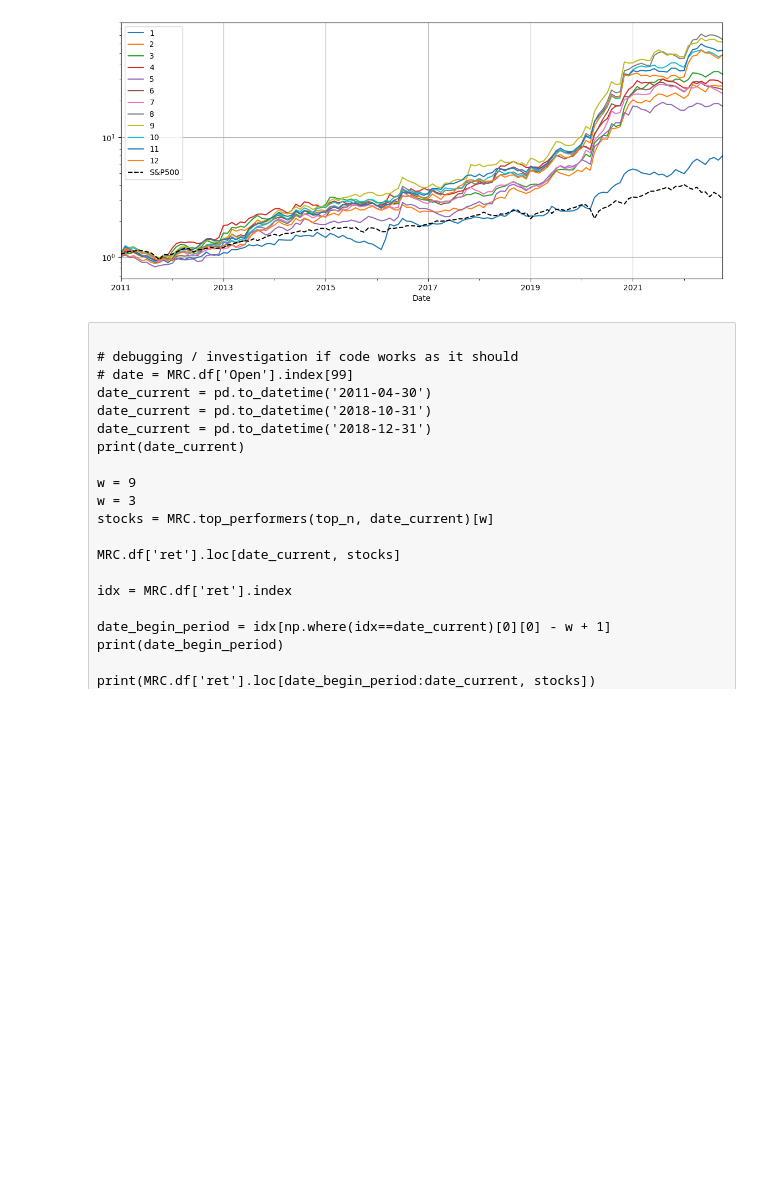
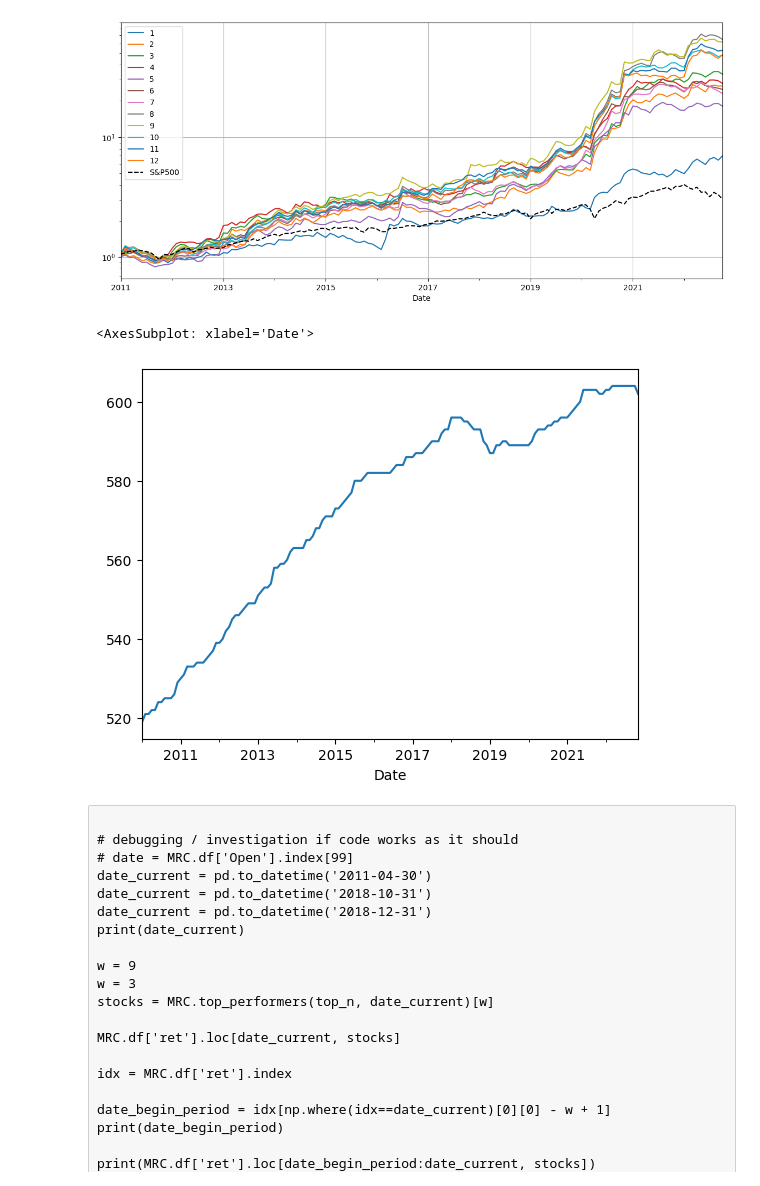
Before and after one commit to altocumulus88/momentum_strategy_analysis, a Jupyter notebook: analyze_momentum_stocks.ipynb, the cells around one changed output. Saved outputs shown, nothing was run; the diff lists cells and outputs as text; code cells hidden in the pictures; blank space fills up the shorter version.

```diff
--- a/analyze_momentum_stocks.ipynb
+++ b/analyze_momentum_stocks.ipynb
@@ -569,3 +706,8 @@ plt.grid(); plt.legend()
+# %%
+df_month.count(axis=1, level=1)['Close'].plot()
+# %% [output]
+<AxesSubplot: xlabel='Date'>
+[figure, added]
 # %% [raw]
 
 # debugging / investigation if code works as it should
```
Also changed, not shown: parts of 4 cells of this notebook.
